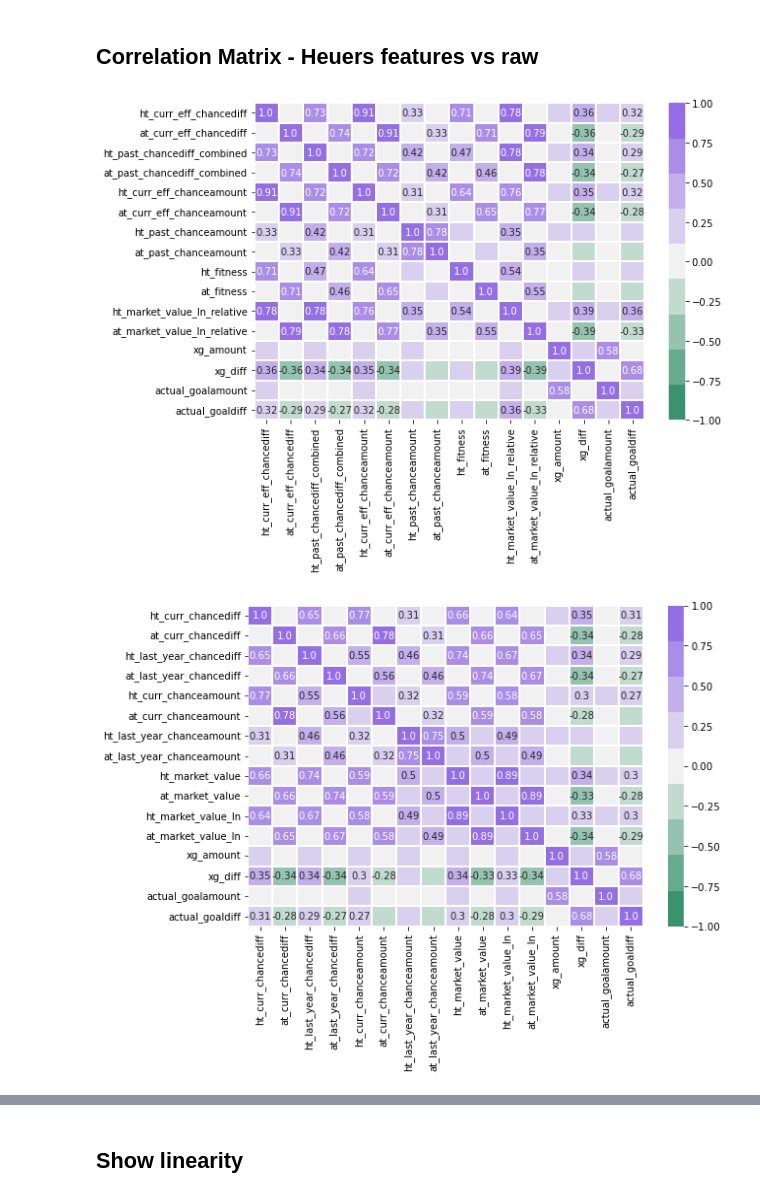
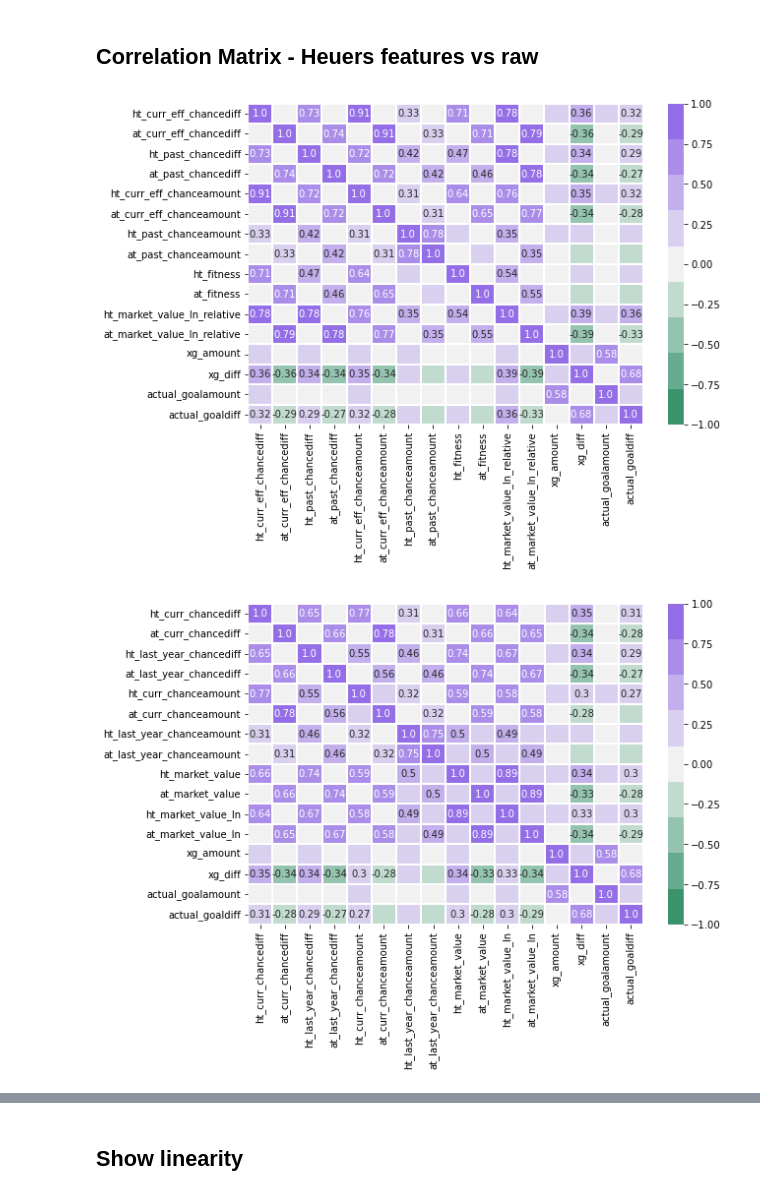
Before and after one commit to LUKEx76/football_prediction, a Jupyter notebook: plotting/plotting.ipynb, the cells around one changed output, grey strips where cells are left out. Cells and saved outputs as stored; diff of their text form; code cells hidden in the pictures.

```diff
--- a/plotting/plotting.ipynb
+++ b/plotting/plotting.ipynb
@@ -150,35 +150,39 @@ df_matches = pd.read_csv("data/plot_matches.csv", sep=";")
 df_matches["is_eng"] = df_matches["country"].apply(
     lambda x: 1 if x == "ENG" else 0)
 df_matches["is_esp"] = df_matches["country"].apply(
     lambda x: 1 if x == "ESP" else 0)
 df_matches["is_fra"] = df_matches["country"].apply(
     lambda x: 1 if x == "FRA" else 0)
 df_matches["is_ger"] = df_matches["country"].apply(
     lambda x: 1 if x == "GER" else 0)
 df_matches["is_ita"] = df_matches["country"].apply(
     lambda x: 1 if x == "ITA" else 0)
-heuer_features = ["ht_curr_eff_chancediff", "at_curr_eff_chancediff", "ht_past_chancediff_combined", "at_past_chancediff_combined",
+
+df_matches["ht_past_chancediff"] = df_matches["ht_past_chancediff_combined"]
+df_matches["at_past_chancediff"] = df_matches["at_past_chancediff_combined"]
+heuer_features = ["ht_curr_eff_chancediff", "at_curr_eff_chancediff", "ht_past_chancediff", "at_past_chancediff",
                     "ht_curr_eff_chanceamount", "at_curr_eff_chanceamount", "ht_past_chanceamount", "at_past_chanceamount",
                     "ht_fitness", "at_fitness", "ht_market_value_ln_relative", "at_market_value_ln_relative",
                     "xg_amount", "xg_diff", "actual_goalamount", "actual_goaldiff"]
 other_features = ["ht_curr_chancediff", "at_curr_chancediff", "ht_last_year_chancediff","at_last_year_chancediff",
                     "ht_curr_chanceamount", "at_curr_chanceamount", "ht_last_year_chanceamount", "at_last_year_chanceamount",
                      "ht_market_value", "at_market_value","ht_market_value_ln","at_market_value_ln",
                      "xg_amount", "xg_diff", "actual_goalamount", "actual_goaldiff"]
 
 
 xg_features = ["ht_curr_xg_diff", "at_curr_xg_diff", "ht_last_year_xg_diff", "at_last_year_xg_diff",
                     "ht_curr_xg_amount", "at_curr_xg_amount", "ht_last_year_xg_amount", "at_last_year_xg_amount",
                     "xg_amount", "xg_diff", "actual_goalamount", "actual_goaldiff"]
 
 plot_correlationmatrix(
     df_matches[heuer_features], threshold=0.25)
+
 plot_correlationmatrix(
     df_matches[other_features], threshold=0.25)
 plot_correlationmatrix(
     df_matches[xg_features], threshold=0.25)
 # %% [output]
-[figure, old version]
+[figure, new version]
 [figure]
 [figure]
 # %% [markdown]
```
Also changed, not shown: parts of 3 cells of this notebook.
